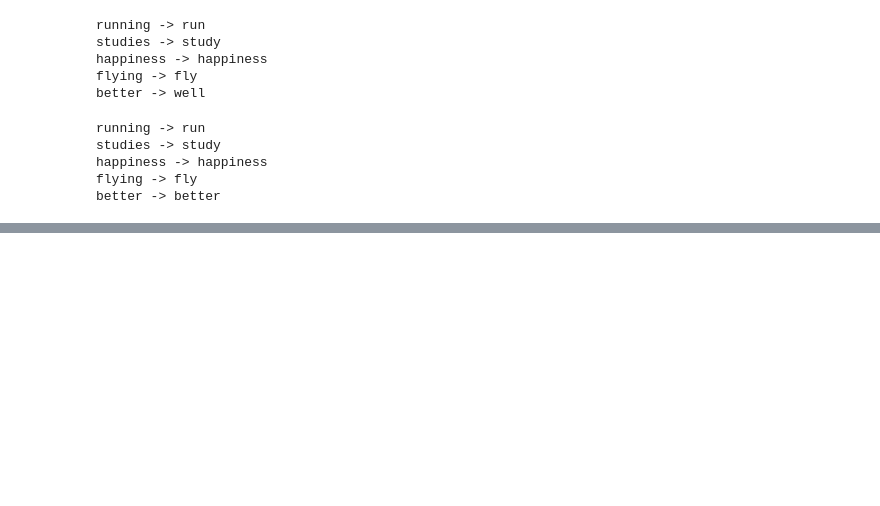
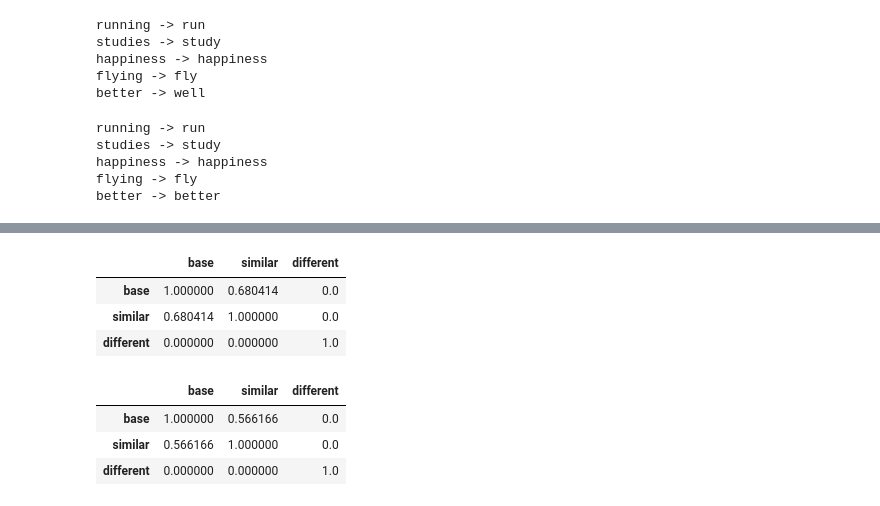
Before and after one commit to Laxminarayen/Inceptez-batch-25-Classwork, a Jupyter notebook: ML-Class2-MultiModalPreprocessing-Similarity/MultiModalPreprocessing.ipynb, the cells around one changed output, grey strips where cells are left out. Drawn from its saved outputs; the diff is of its cells as text; code cells hidden in the pictures; blank space fills up the shorter version.

```diff
--- a/ML-Class2-MultiModalPreprocessing-Similarity/MultiModalPreprocessing.ipynb
+++ b/ML-Class2-MultiModalPreprocessing-Similarity/MultiModalPreprocessing.ipynb
@@ -107,0 +114,12 @@ better -> better
+# %%
+def normalize_corpus(doc):
+  words = []
+  doc = re.sub(r'[^\w\s]',' ',doc,re.IGNORECASE)
+  doc = doc.lower()
+  doc = nltk.word_tokenize(doc)
+  filtered_tokens = [word for word in doc if word not in stop_words]
+  doc = " ".join(filtered_tokens)
+  tokens = nlp(doc)
+  for token in tokens:
+    words.append(token.lemma_)
+  return " ".join(words)
@@ -107,0 +234,14 @@ better -> better
+# %%
+cosdist_matrix(X_count)
+# %% [output]
+|  | base | similar | different |
+| base | 1.000000 | 0.680414 | 0.0 |
+| similar | 0.680414 | 1.000000 | 0.0 |
+| different | 0.000000 | 0.000000 | 1.0 |
+# %%
+cosdist_matrix(X_tfidf)
+# %% [output]
+|  | base | similar | different |
+| base | 1.000000 | 0.566166 | 0.0 |
+| similar | 0.566166 | 1.000000 | 0.0 |
+| different | 0.000000 | 0.000000 | 1.0 |
```
Also changed, not shown: parts of 27 cells of this notebook, 1 other file.
